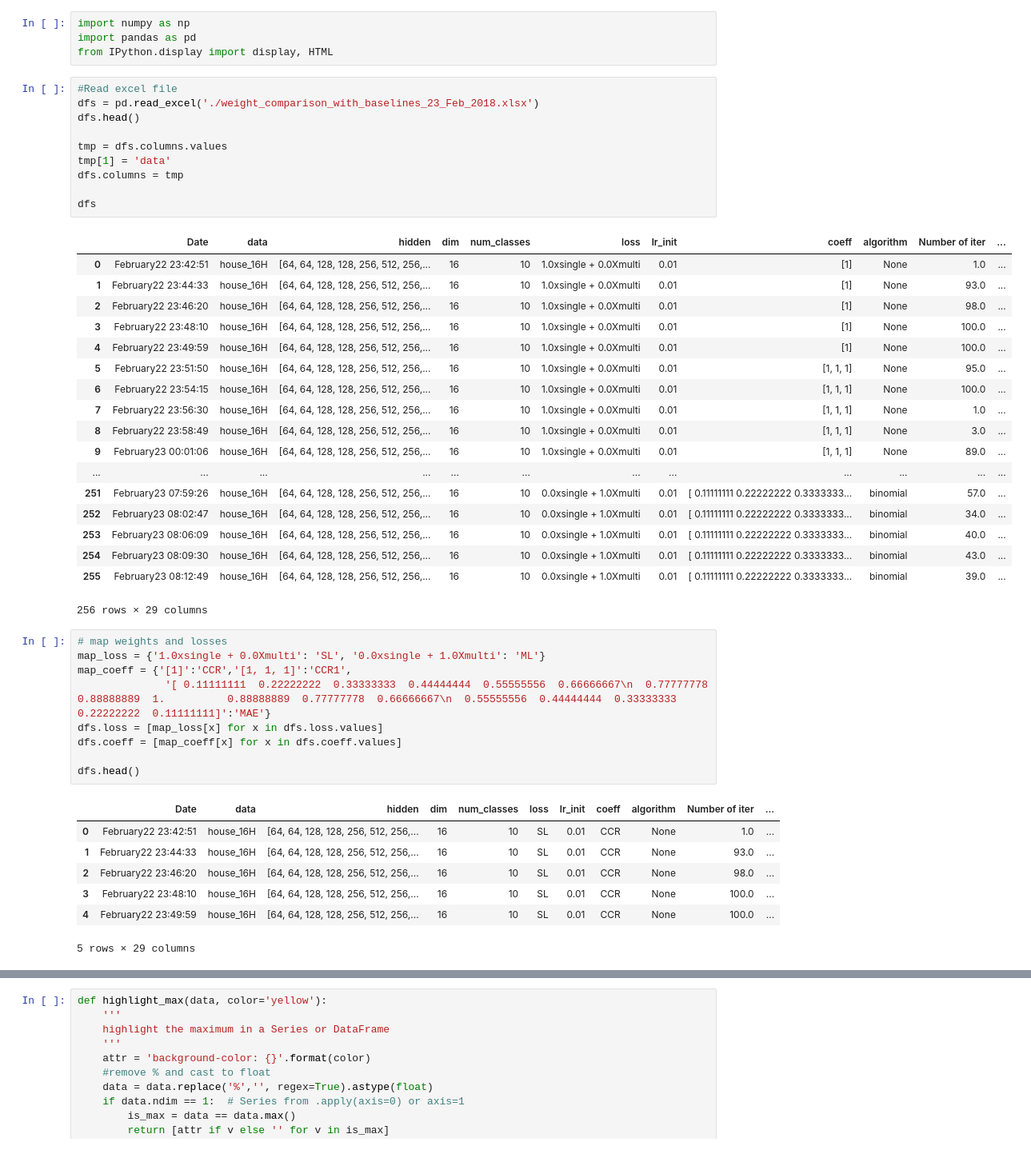
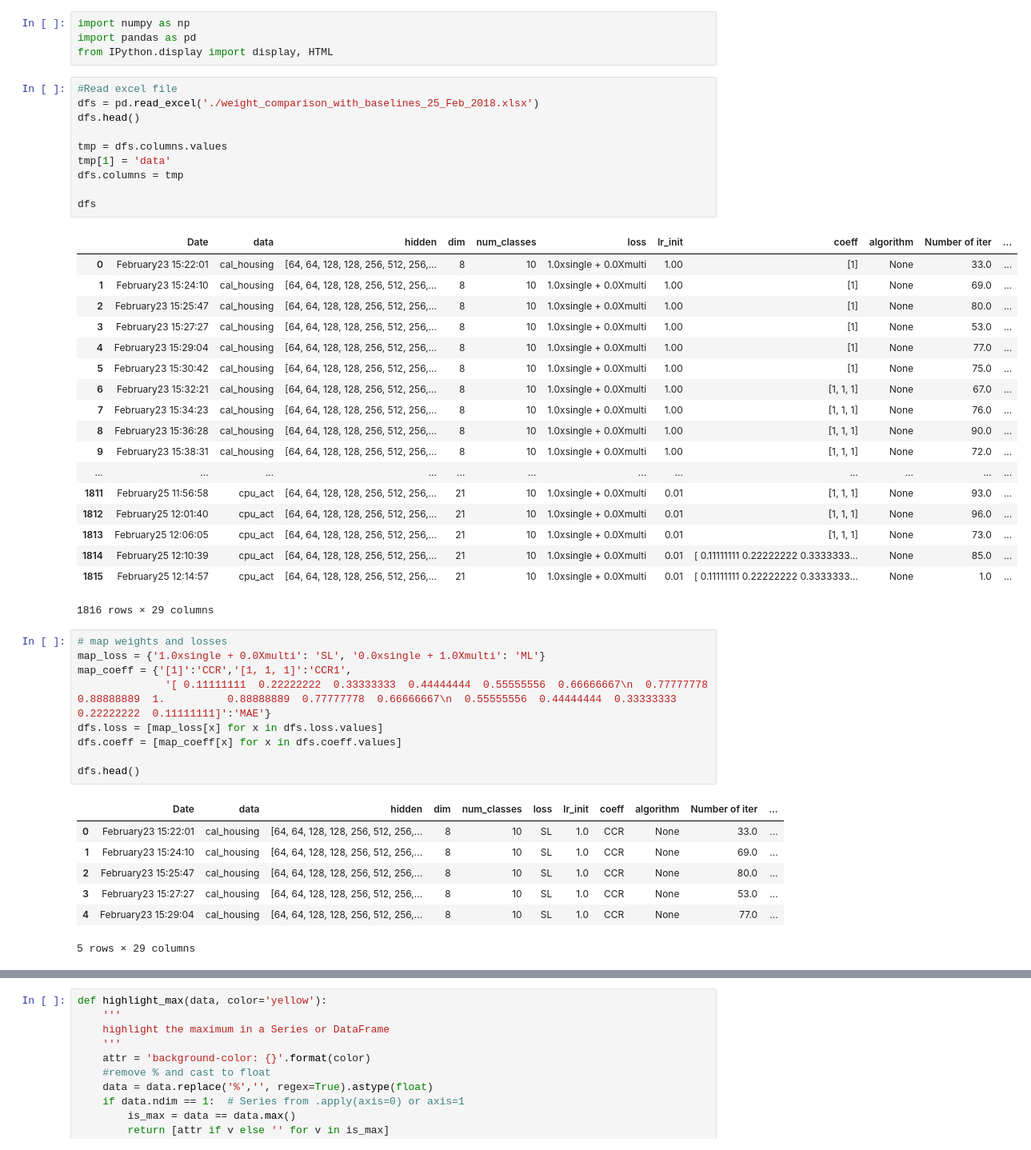
Before and after one commit to ozantezcan/Object-Counting-in-Amazon-Bin-Image-Dataset, a Jupyter notebook: analyze_excel.ipynb, the cells around one changed output, grey strips where cells are left out. Shown: that part at 80% size. Drawn from its saved outputs; the diff is of its cells as text.

```diff
--- a/analyze_excel.ipynb
+++ b/analyze_excel.ipynb
@@ -4,33 +4,33 @@ import pandas as pd
 from IPython.display import display, HTML
 # %%
 #Read excel file
-dfs = pd.read_excel('./weight_comparison_with_baselines_23_Feb_2018.xlsx')
+dfs = pd.read_excel('./weight_comparison_with_baselines_25_Feb_2018.xlsx')
 dfs.head()
 
 tmp = dfs.columns.values
 tmp[1] = 'data'
 dfs.columns = tmp
 
 dfs
 # %% [output]
 |  | Date | data | hidden | dim | num_classes | loss | lr_init | coeff | algorithm | Number of iter | ... |
-| 0 | February22 23:42:51 | house_16H | [64, 64, 128, 128, 256, 512, 256,... | 16 | 10 | 1.0xsingle + 0.0Xmulti | 0.01 | [1] | None | 1.0 | ... |
-| 1 | February22 23:44:33 | house_16H | [64, 64, 128, 128, 256, 512, 256,... | 16 | 10 | 1.0xsingle + 0.0Xmulti | 0.01 | [1] | None | 93.0 | ... |
-| 2 | February22 23:46:20 | house_16H | [64, 64, 128, 128, 256, 512, 256,... | 16 | 10 | 1.0xsingle + 0.0Xmulti | 0.01 | [1] | None | 98.0 | ... |
-| 3 | February22 23:48:10 | house_16H | [64, 64, 128, 128, 256, 512, 256,... | 16 | 10 | 1.0xsingle + 0.0Xmulti | 0.01 | [1] | None | 100.0 | ... |
-| 4 | February22 23:49:59 | house_16H | [64, 64, 128, 128, 256, 512, 256,... | 16 | 10 | 1.0xsingle + 0.0Xmulti | 0.01 | [1] | None | 100.0 | ... |
-| 5 | February22 23:51:50 | house_16H | [64, 64, 128, 128, 256, 512, 256,... | 16 | 10 | 1.0xsingle + 0.0Xmulti | 0.01 | [1, 1, 1] | None | 95.0 | ... |
-| 6 | February22 23:54:15 | house_16H | [64, 64, 128, 128, 256, 512, 256,... | 16 | 10 | 1.0xsingle + 0.0Xmulti | 0.01 | [1, 1, 1] | None | 100.0 | ... |
-| 7 | February22 23:56:30 | house_16H | [64, 64, 128, 128, 256, 512, 256,... | 16 | 10 | 1.0xsingle + 0.0Xmulti | 0.01 | [1, 1, 1] | None | 1.0 | ... |
-| 8 | February22 23:58:49 | house_16H | [64, 64, 128, 128, 256, 512, 256,... | 16 | 10 | 1.0xsingle + 0.0Xmulti | 0.01 | [1, 1, 1] | None | 3.0 | ... |
-| 9 | February23 00:01:06 | house_16H | [64, 64, 128, 128, 256, 512, 256,... | 16 | 10 | 1.0xsingle + 0.0Xmulti | 0.01 | [1, 1, 1] | None | 89.0 | ... |
+| 0 | February23 15:22:01 | cal_housing | [64, 64, 128, 128, 256, 512, 256,... | 8 | 10 | 1.0xsingle + 0.0Xmulti | 1.00 | [1] | None | 33.0 | ... |
+| 1 | February23 15:24:10 | cal_housing | [64, 64, 128, 128, 256, 512, 256,... | 8 | 10 | 1.0xsingle + 0.0Xmulti | 1.00 | [1] | None | 69.0 | ... |
+| 2 | February23 15:25:47 | cal_housing | [64, 64, 128, 128, 256, 512, 256,... | 8 | 10 | 1.0xsingle + 0.0Xmulti | 1.00 | [1] | None | 80.0 | ... |
+| 3 | February23 15:27:27 | cal_housing | [64, 64, 128, 128, 256, 512, 256,... | 8 | 10 | 1.0xsingle + 0.0Xmulti | 1.00 | [1] | None | 53.0 | ... |
+| 4 | February23 15:29:04 | cal_housing | [64, 64, 128, 128, 256, 512, 256,... | 8 | 10 | 1.0xsingle + 0.0Xmulti | 1.00 | [1] | None | 77.0 | ... |
+| 5 | February23 15:30:42 | cal_housing | [64, 64, 128, 128, 256, 512, 256,... | 8 | 10 | 1.0xsingle + 0.0Xmulti | 1.00 | [1] | None | 75.0 | ... |
+| 6 | February23 15:32:21 | cal_housing | [64, 64, 128, 128, 256, 512, 256,... | 8 | 10 | 1.0xsingle + 0.0Xmulti | 1.00 | [1, 1, 1] | None | 67.0 | ... |
+| 7 | February23 15:34:23 | cal_housing | [64, 64, 128, 128, 256, 512, 256,... | 8 | 10 | 1.0xsingle + 0.0Xmulti | 1.00 | [1, 1, 1] | None | 76.0 | ... |
+| 8 | February23 15:36:28 | cal_housing | [64, 64, 128, 128, 256, 512, 256,... | 8 | 10 | 1.0xsingle + 0.0Xmulti | 1.00 | [1, 1, 1] | None | 90.0 | ... |
+| 9 | February23 15:38:31 | cal_housing | [64, 64, 128, 128, 256, 512, 256,... | 8 | 10 | 1.0xsingle + 0.0Xmulti | 1.00 | [1, 1, 1] | None | 72.0 | ... |
 | ... | ... | ... | ... | ... | ... | ... | ... | ... | ... | ... | ... |
-| 251 | February23 07:59:26 | house_16H | [64, 64, 128, 128, 256, 512, 256,... | 16 | 10 | 0.0xsingle + 1.0Xmulti | 0.01 | [ 0.11111111 0.22222222 0.3333333... | binomial | 57.0 | ... |
-| 252 | February23 08:02:47 | house_16H | [64, 64, 128, 128, 256, 512, 256,... | 16 | 10 | 0.0xsingle + 1.0Xmulti | 0.01 | [ 0.11111111 0.22222222 0.3333333... | binomial | 34.0 | ... |
-| 253 | February23 08:06:09 | house_16H | [64, 64, 128, 128, 256, 512, 256,... | 16 | 10 | 0.0xsingle + 1.0Xmulti | 0.01 | [ 0.11111111 0.22222222 0.3333333... | binomial | 40.0 | ... |
-| 254 | February23 08:09:30 | house_16H | [64, 64, 128, 128, 256, 512, 256,... | 16 | 10 | 0.0xsingle + 1.0Xmulti | 0.01 | [ 0.11111111 0.22222222 0.3333333... | binomial | 43.0 | ... |
-| 255 | February23 08:12:49 | house_16H | [64, 64, 128, 128, 256, 512, 256,... | 16 | 10 | 0.0xsingle + 1.0Xmulti | 0.01 | [ 0.11111111 0.22222222 0.3333333... | binomial | 39.0 | ... |
+| 1811 | February25 11:56:58 | cpu_act | [64, 64, 128, 128, 256, 512, 256,... | 21 | 10 | 1.0xsingle + 0.0Xmulti | 0.01 | [1, 1, 1] | None | 93.0 | ... |
+| 1812 | February25 12:01:40 | cpu_act | [64, 64, 128, 128, 256, 512, 256,... | 21 | 10 | 1.0xsingle + 0.0Xmulti | 0.01 | [1, 1, 1] | None | 96.0 | ... |
+| 1813 | February25 12:06:05 | cpu_act | [64, 64, 128, 128, 256, 512, 256,... | 21 | 10 | 1.0xsingle + 0.0Xmulti | 0.01 | [1, 1, 1] | None | 73.0 | ... |
+| 1814 | February25 12:10:39 | cpu_act | [64, 64, 128, 128, 256, 512, 256,... | 21 | 10 | 1.0xsingle + 0.0Xmulti | 0.01 | [ 0.11111111 0.22222222 0.3333333... | None | 85.0 | ... |
+| 1815 | February25 12:14:57 | cpu_act | [64, 64, 128, 128, 256, 512, 256,... | 21 | 10 | 1.0xsingle + 0.0Xmulti | 0.01 | [ 0.11111111 0.22222222 0.3333333... | None | 1.0 | ... |
-256 rows × 29 columns
+1816 rows × 29 columns
 # %%
 # map weights and losses
 map_loss = {'1.0xsingle + 0.0Xmulti': 'SL', '0.0xsingle + 1.0Xmulti': 'ML'}
@@ -42,11 +42,11 @@ dfs.coeff = [map_coeff[x] for x in dfs.coeff.values]
 dfs.head()
 # %% [output]
 |  | Date | data | hidden | dim | num_classes | loss | lr_init | coeff | algorithm | Number of iter | ... |
-| 0 | February22 23:42:51 | house_16H | [64, 64, 128, 128, 256, 512, 256,... | 16 | 10 | SL | 0.01 | CCR | None | 1.0 | ... |
-| 1 | February22 23:44:33 | house_16H | [64, 64, 128, 128, 256, 512, 256,... | 16 | 10 | SL | 0.01 | CCR | None | 93.0 | ... |
-| 2 | February22 23:46:20 | house_16H | [64, 64, 128, 128, 256, 512, 256,... | 16 | 10 | SL | 0.01 | CCR | None | 98.0 | ... |
-| 3 | February22 23:48:10 | house_16H | [64, 64, 128, 128, 256, 512, 256,... | 16 | 10 | SL | 0.01 | CCR | None | 100.0 | ... |
-| 4 | February22 23:49:59 | house_16H | [64, 64, 128, 128, 256, 512, 256,... | 16 | 10 | SL | 0.01 | CCR | None | 100.0 | ... |
+| 0 | February23 15:22:01 | cal_housing | [64, 64, 128, 128, 256, 512, 256,... | 8 | 10 | SL | 1.0 | CCR | None | 33.0 | ... |
+| 1 | February23 15:24:10 | cal_housing | [64, 64, 128, 128, 256, 512, 256,... | 8 | 10 | SL | 1.0 | CCR | None | 69.0 | ... |
+| 2 | February23 15:25:47 | cal_housing | [64, 64, 128, 128, 256, 512, 256,... | 8 | 10 | SL | 1.0 | CCR | None | 80.0 | ... |
+| 3 | February23 15:27:27 | cal_housing | [64, 64, 128, 128, 256, 512, 256,... | 8 | 10 | SL | 1.0 | CCR | None | 53.0 | ... |
+| 4 | February23 15:29:04 | cal_housing | [64, 64, 128, 128, 256, 512, 256,... | 8 | 10 | SL | 1.0 | CCR | None | 77.0 | ... |
 5 rows × 29 columns
 # %%
 '''If algorithm is one of the benchmarks then there is no coeffs and loss'''
```
Also changed, not shown: parts of 5 cells of this notebook, 1 other file.
